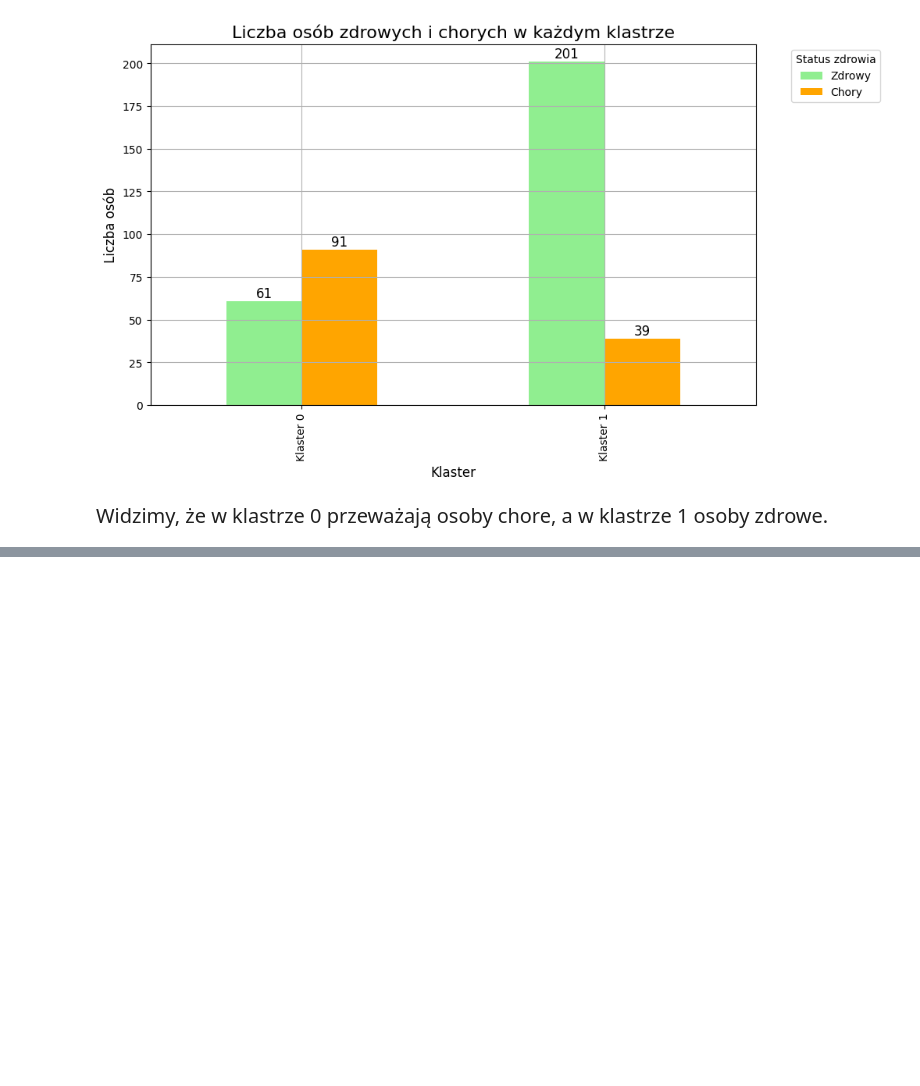
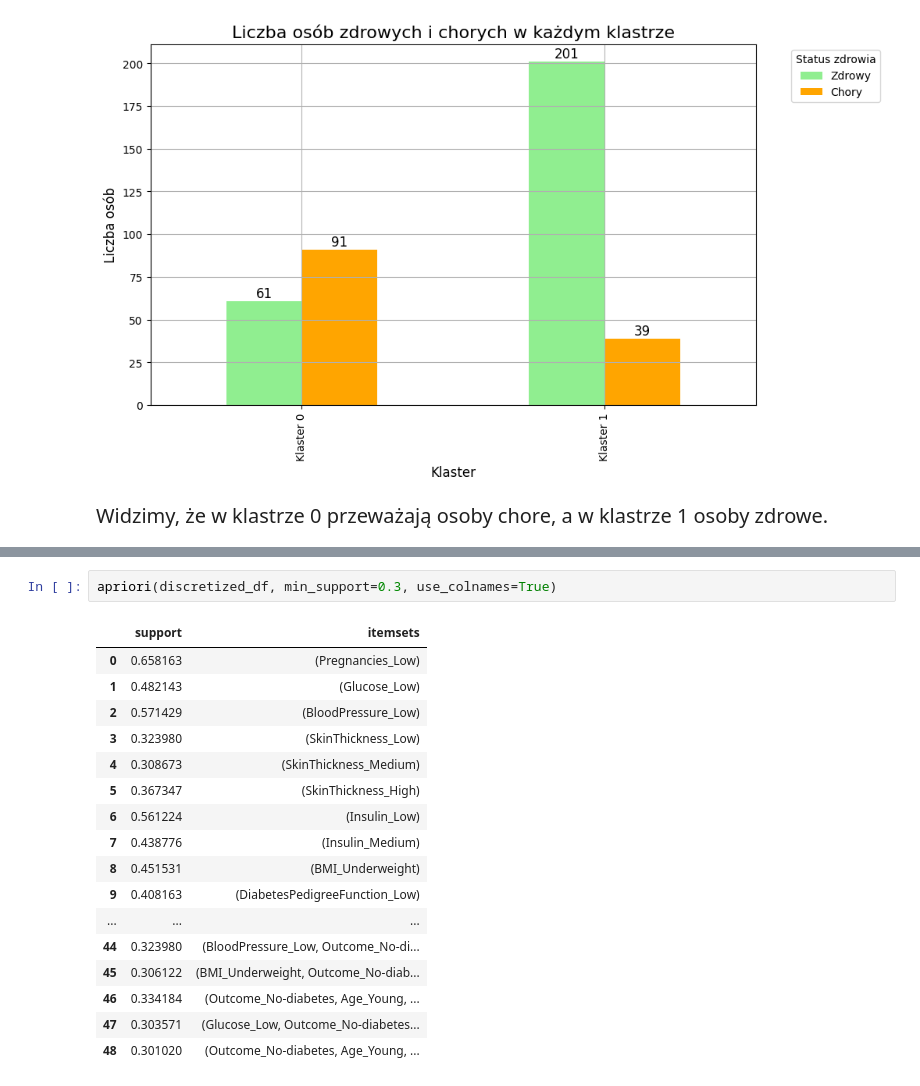
Before and after one commit to Gipsonek123/Projekt-algorytmy_eksploracji_danych, a Jupyter notebook: Projekt.ipynb, the cells around one changed output, grey strips where cells are left out. Saved outputs shown, nothing was run; the diff lists cells and outputs as text; blank space fills up the shorter version.

```diff
--- a/Projekt.ipynb
+++ b/Projekt.ipynb
@@ -468,0 +507,20 @@ plt.show()
+# %%
+apriori(discretized_df, min_support=0.3, use_colnames=True)
+# %% [output]
+|  | support | itemsets |
+| 0 | 0.658163 | (Pregnancies_Low) |
+| 1 | 0.482143 | (Glucose_Low) |
+| 2 | 0.571429 | (BloodPressure_Low) |
+| 3 | 0.323980 | (SkinThickness_Low) |
+| 4 | 0.308673 | (SkinThickness_Medium) |
+| 5 | 0.367347 | (SkinThickness_High) |
+| 6 | 0.561224 | (Insulin_Low) |
+| 7 | 0.438776 | (Insulin_Medium) |
+| 8 | 0.451531 | (BMI_Underweight) |
+| 9 | 0.408163 | (DiabetesPedigreeFunction_Low) |
+| ... | ... | ... |
+| 44 | 0.323980 | (BloodPressure_Low, Outcome_No-di... |
+| 45 | 0.306122 | (BMI_Underweight, Outcome_No-diab... |
+| 46 | 0.334184 | (Outcome_No-diabetes, Age_Young, ... |
+| 47 | 0.303571 | (Glucose_Low, Outcome_No-diabetes... |
+| 48 | 0.301020 | (Outcome_No-diabetes, Age_Young, ... |
```
Also changed, not shown: parts of 9 cells of this notebook.
